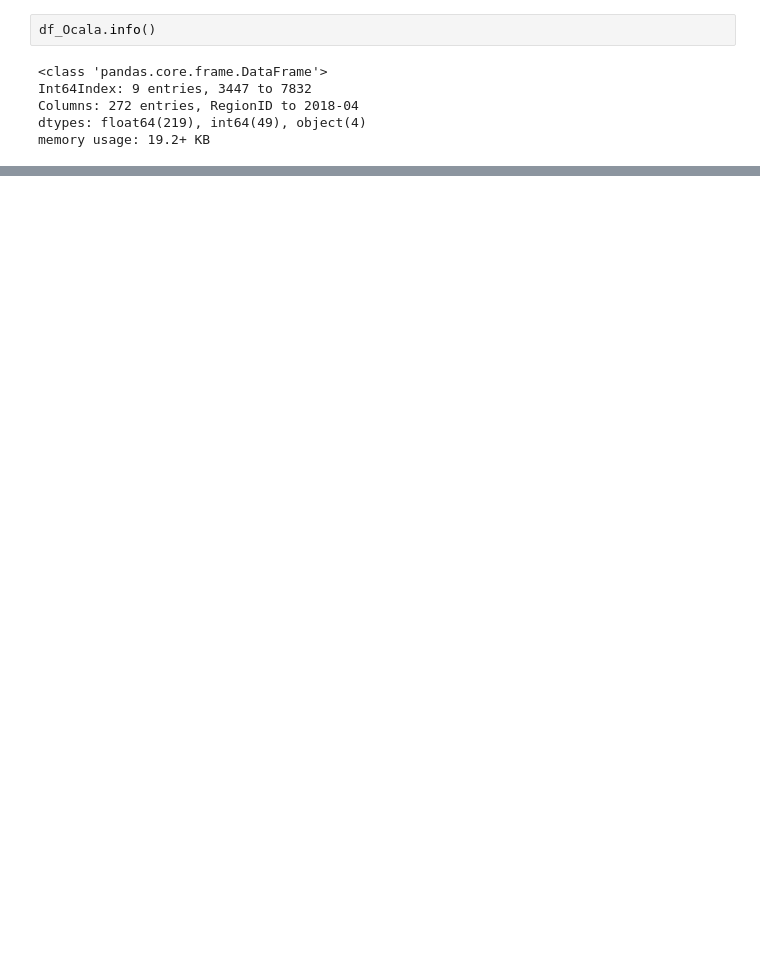
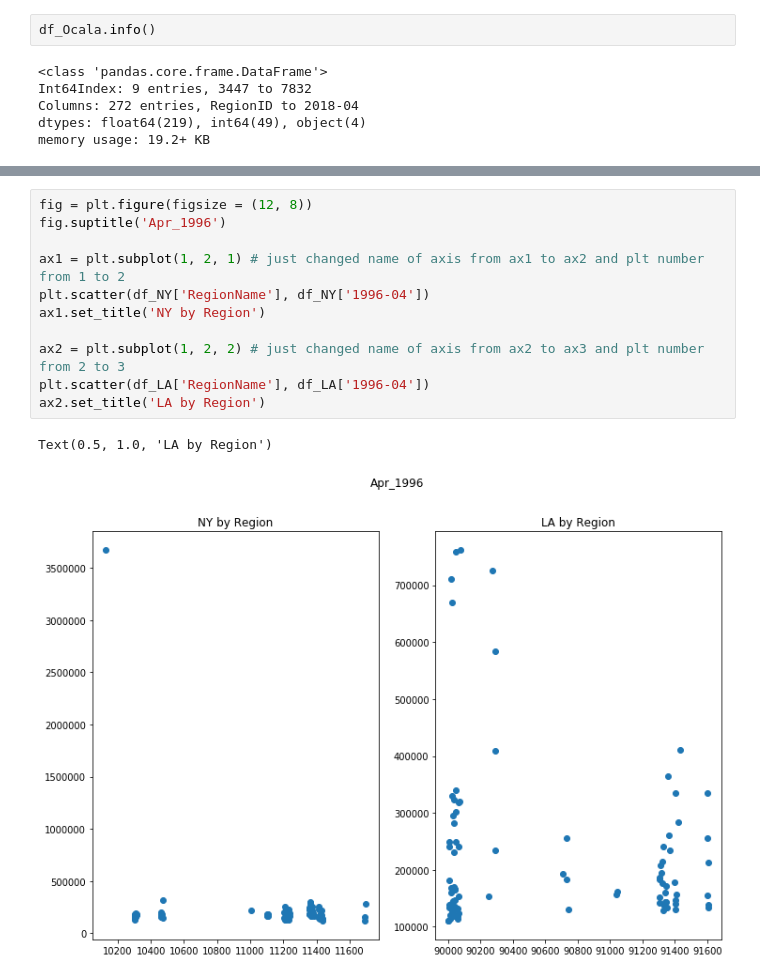
Before and after one commit to ksis1st/Zillow_TimeSeries_Prediction, a Jupyter notebook: Zillow_Ocala_ZIPCODE.ipynb, the cells around one changed output, grey strips where cells are left out. Cells and saved outputs as stored; diff of their text form; blank space fills up the shorter version.

```diff
--- a/Zillow_Ocala_ZIPCODE.ipynb
+++ b/Zillow_Ocala_ZIPCODE.ipynb
@@ -226,0 +259,14 @@ memory usage: 19.2+ KB
+# %%
+fig = plt.figure(figsize = (12, 8))
+fig.suptitle('Apr_1996')
+
+ax1 = plt.subplot(1, 2, 1) # just changed name of axis from ax1 to ax2 and plt number from 1 to 2
+plt.scatter(df_NY['RegionName'], df_NY['1996-04'])
+ax1.set_title('NY by Region')
+
+ax2 = plt.subplot(1, 2, 2) # just changed name of axis from ax2 to ax3 and plt number from 2 to 3
+plt.scatter(df_LA['RegionName'], df_LA['1996-04'])
+ax2.set_title('LA by Region')
+# %% [output]
+Text(0.5, 1.0, 'LA by Region')
+[figure, added]
```
Also changed, not shown: parts of 38 cells of this notebook.
